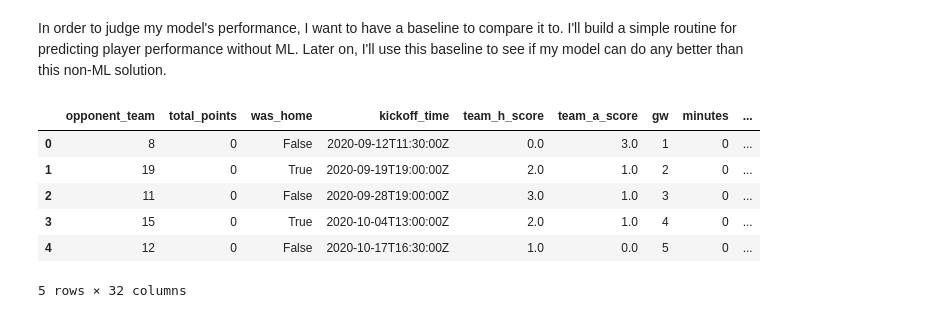
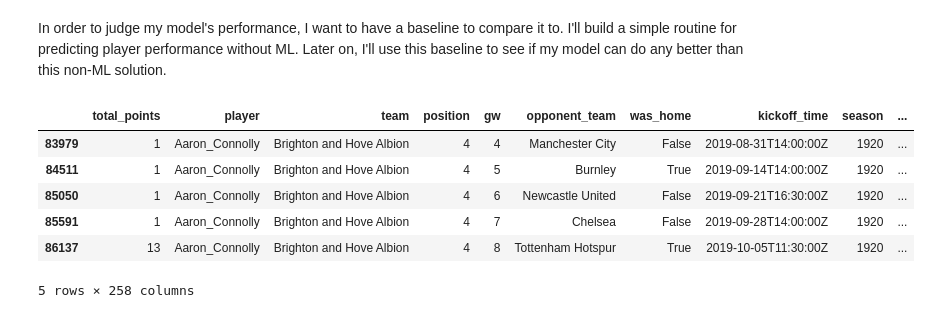
Before and after one commit to andrewjoelpeters/fpl, a Jupyter notebook: notebooks/03-define-baseline.ipynb, the cells around one changed output. Saved outputs shown, nothing was run; the diff lists cells and outputs as text; code cells hidden in the pictures.

```diff
--- a/notebooks/03-define-baseline.ipynb
+++ b/notebooks/03-define-baseline.ipynb
@@ -6,12 +7,12 @@ import seaborn as sns
 # %%
-df = pd.read_pickle('/Users/andrewpeters/GitHub/fpl/data/interim/df.pkl')
+baseline_df = pd.read_pickle('/Users/andrewpeters/GitHub/fpl/data/interim/df_with_rolling_features.pkl')
 # %%
-df.head()
+baseline_df.head()
 # %% [output]
-|  | opponent_team | total_points | was_home | kickoff_time | team_h_score | team_a_score | gw | minutes | ... |
-| 0 | 8 | 0 | False | 2020-09-12T11:30:00Z | 0.0 | 3.0 | 1 | 0 | ... |
-| 1 | 19 | 0 | True | 2020-09-19T19:00:00Z | 2.0 | 1.0 | 2 | 0 | ... |
-| 2 | 11 | 0 | False | 2020-09-28T19:00:00Z | 3.0 | 1.0 | 3 | 0 | ... |
-| 3 | 15 | 0 | True | 2020-10-04T13:00:00Z | 2.0 | 1.0 | 4 | 0 | ... |
-| 4 | 12 | 0 | False | 2020-10-17T16:30:00Z | 1.0 | 0.0 | 5 | 0 | ... |
+|  | total_points | player | team | position | gw | opponent_team | was_home | kickoff_time | season | ... |
+| 83979 | 1 | Aaron_Connolly | Brighton and Hove Albion | 4 | 4 | Manchester City | False | 2019-08-31T14:00:00Z | 1920 | ... |
+| 84511 | 1 | Aaron_Connolly | Brighton and Hove Albion | 4 | 5 | Burnley | True | 2019-09-14T14:00:00Z | 1920 | ... |
+| 85050 | 1 | Aaron_Connolly | Brighton and Hove Albion | 4 | 6 | Newcastle United | False | 2019-09-21T16:30:00Z | 1920 | ... |
+| 85591 | 1 | Aaron_Connolly | Brighton and Hove Albion | 4 | 7 | Chelsea | False | 2019-09-28T14:00:00Z | 1920 | ... |
+| 86137 | 13 | Aaron_Connolly | Brighton and Hove Albion | 4 | 8 | Tottenham Hotspur | True | 2019-10-05T11:30:00Z | 1920 | ... |
-5 rows × 32 columns
+5 rows × 258 columns
```
Also changed, not shown: parts of 8 cells of this notebook, 6 other files.
